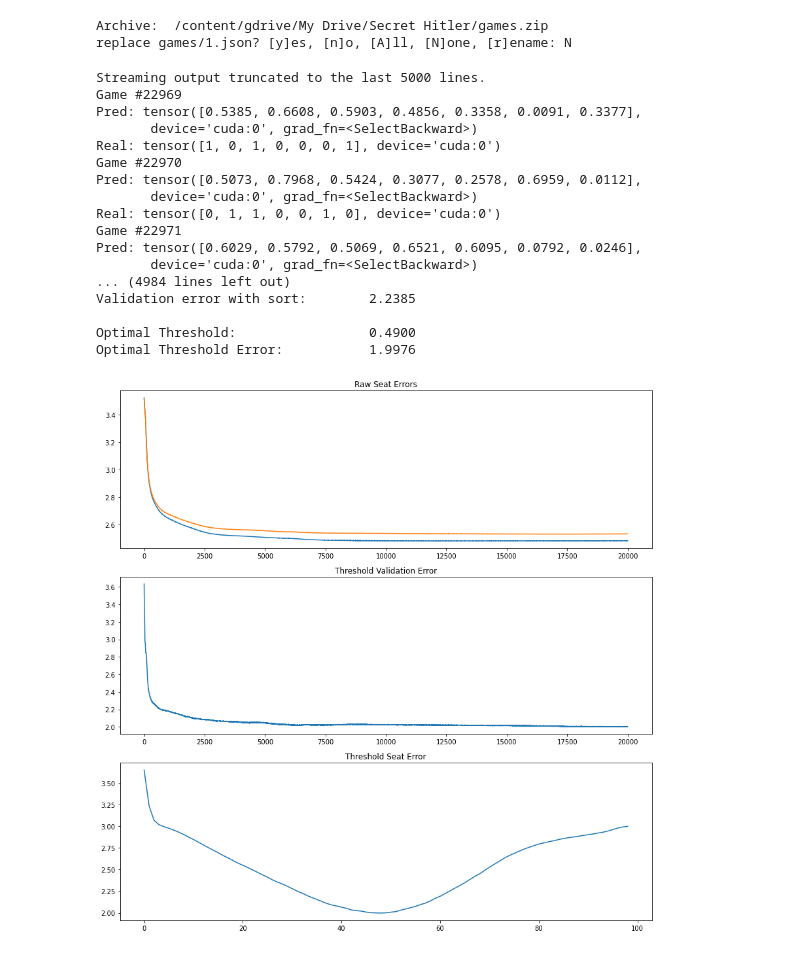
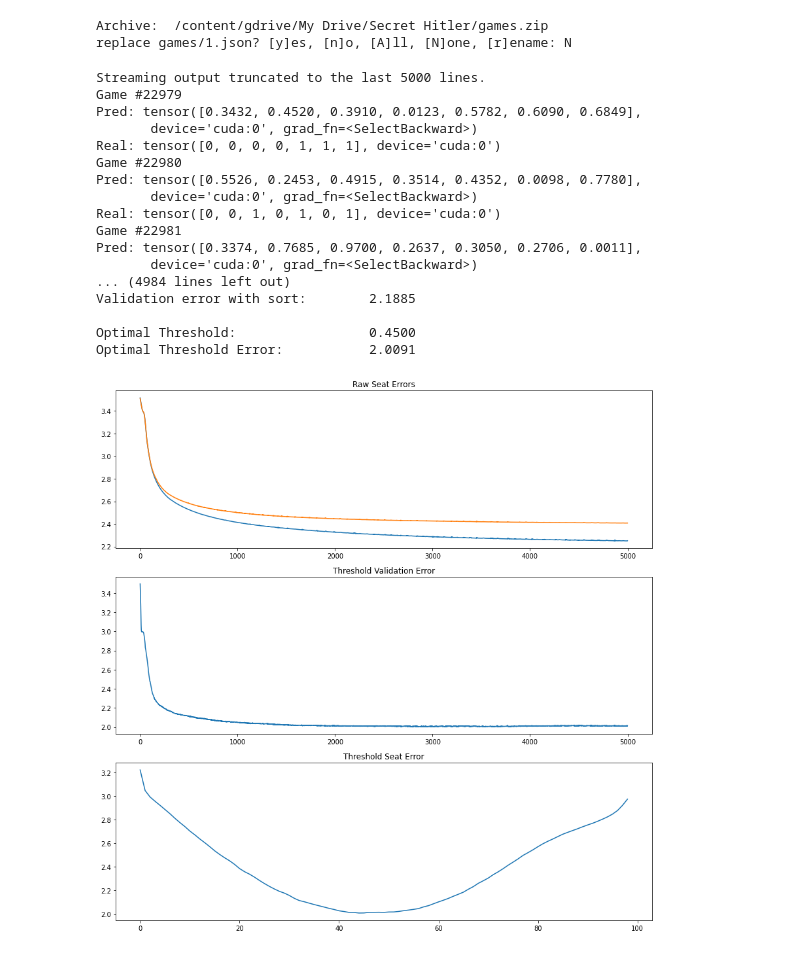
Before and after one commit to aviguptatx/DeepRed, a Jupyter notebook: RNN.ipynb, the cells around one changed output. Saved outputs shown, nothing was run; the diff lists cells and outputs as text; code cells hidden in the pictures.

Commit message:
Feature engineer hitler election game end as fascist. Achieve error of 1.957 after performing mini grid-search.

```diff
--- a/RNN.ipynb
+++ b/RNN.ipynb
@@ -342,16 +361,11 @@ class RNN(nn.Module):
         self.X_packed = torch.nn.utils.rnn.pack_padded_sequence(Variable(self.X), self.seq_lengths, batch_first=True, enforce_sorted=False)
         # Calculate values of hidden states
         _, self.hx = self.rnn(self.X_packed)
-
         # Run the states through the sigmoid function
         sigmoid = nn.Sigmoid()
-        relu = nn.ReLU()
-
-        # intermediate = relu(self.FC(self.hx[0][0])).to(device)
         out = sigmoid(self.FC(self.hx[0][0])).to(device)
 
         return out
-
     def init_hidden(self):
         self.hx = Variable(torch.zeros(1, len(self.X), self.n_neurons).to(device))
 
@@ -362,10 +376,10 @@ N_INPUT = 105
 N_GAMES = 25000
 
 # Training set
-X, Y, train_game_numbers, train_seq_lengths, train_conflicts = populate_inputs(2, int(N_GAMES * 0.8), 1)
+X, Y, train_game_numbers, train_seq_lengths, train_outed = populate_inputs(2, int(N_GAMES * 0.8), 1)
 
 # Validation set
-validation_X, validation_Y, validation_game_numbers, validation_seq_lengths, validation_conflicts = populate_inputs(int(N_GAMES * 0.8), int(N_GAMES * 1), 1)
+validation_X, validation_Y, validation_game_numbers, validation_seq_lengths, validation_outed = populate_inputs(int(N_GAMES * 0.8), int(N_GAMES * 1), 1)
 
 
 # Testing set
@@ -380,19 +394,14 @@ test_X = torch.as_tensor(test_X, dtype=torch.float32).to(device)
 test_Y = torch.as_tensor(test_Y).to(device)
 
 # Hyperparameters
-N_EPOCHS = 20000
+N_EPOCHS = 5000
 # LEARNING_RATE = .01
 # LAMBDA_ = 0.0012
 # N_NEURONS = 40
 
-# lr_array = [0.0003, 0.0005, 0.001, 0.003, 0.005, 0.01]
-# lambda_array = [0, 0.0001, 0.0003, 0.0005, 0.001, 0.003, 0.005]
-# n_neurons_array = [20, 30, 40, 50, 60, 70]
-
 lr_array = [0.0015]
-lambda_array = [0.0004]
-n_neurons_array = [12]
-
+lambda_array = [.0002, .0003, .0004, .0005, .0006]
+n_neurons_array = [22]
 
 # Grid search
 for LEARNING_RATE in lr_array:
@@ -551,9 +560,9 @@ for LEARNING_RATE in lr_array:
             # Print the average conflict confidence on the training set
             sum = 0
             count = 0
-            for game in range(len(train_conflicts)):
+            for game in range(len(train_outed)):
                 for seat_number in range(7):
-                    if (train_conflicts[game][seat_number]):
+                    if (train_outed[game][seat_number]):
                         count += 1
                         sum += last_states[game][seat_number]
             print('\033[21m' + "Training Conflict Confidence:   " + "%.4f" % (sum / count))
@@ -562,9 +571,9 @@ for LEARNING_RATE in lr_array:
             sum = 0
             count = 0
             correct = 0
-            for game in range(len(validation_conflicts)):
+            for game in range(len(validation_outed)):
                 for seat_number in range(7):
-                    if (validation_conflicts[game][seat_number]):
+                    if (validation_outed[game][seat_number]):
                         count += 1
                         correct += prediction[game][seat_number] > .5
                         sum += prediction[game][seat_number]
@@ -589,16 +598,16 @@ for LEARNING_RATE in lr_array:
             print("\nOptimal Threshold: " + "                %.4f" % (min_threshold_val * -.01 + .5))
             print("Optimal Threshold Error: " + "          %.4f" % min_threshold_error)
 
-            # # Write all of the above information for a single hyperparameter setup into a csv file
-            # file_hypers = open("Hyperparameter_Setups.csv", "a+")
+            # Write all of the above information for a single hyperparameter setup into a csv file
+            file_hypers = open("Hyperparameter_Setups.csv", "a+")
 
-            # # Write the current results (for this hyperparameter setup)
-            # file_hypers.write("%.04f" % N_NEURONS + "," + "%.04f" % N_EPOCHS + "," + "%.04f" % LEARNING_RATE + "," + "%.04f" % LAMBDA_ + ",," +
-            #                   "%.04f" % train_seat_errors[int(-N_EPOCHS / 2)] + "," + "%.04f" % validation_seat_errors[int(N_EPOCHS / 2)] + "," +
-            #                     "%.04f" % rounded_validation_seat_errors[int(N_EPOCHS / 2)] + "," + "%.04f" % sorted_validation_seat_errors[-2] + ",," +
-            #                   "%.04f" % train_seat_errors[-1] + "," + "%.04f" % validation_seat_errors[-1] + "," +
-            #                     "%.04f" % rounded_validation_seat_errors[-1] + "," + "%.04f" % sorted_validation_seat_errors[-1] + "\n")
-            # file_hypers.close()
+            # Write the current results (for this hyperparameter setup)
+            file_hypers.write("%.04f" % N_NEURONS + "," + "%.04f" % N_EPOCHS + "," + "%.04f" % LEARNING_RATE + "," + "%.04f" % LAMBDA_ + ",," +
+                              "%.04f" % train_seat_errors[int(-N_EPOCHS / 2)] + "," + "%.04f" % validation_seat_errors[int(N_EPOCHS / 2)] + "," +
+                                "%.04f" % rounded_validation_seat_errors[int(N_EPOCHS / 2)] + "," + "%.04f" % sorted_validation_seat_errors[-2] + ",," +
+                              "%.04f" % train_seat_errors[-1] + "," + "%.04f" % validation_seat_errors[-1] + "," +
+                                "%.04f" % rounded_validation_seat_errors[-1] + "," + "%.04f" % sorted_validation_seat_errors[-1] + "\n")
+            file_hypers.close()
 
             plt.rcParams['figure.figsize'] = [12, 12]
 
@@ -608,44 +617,42 @@ for LEARNING_RATE in lr_array:
             plt.plot(train_seat_errors)
             plt.plot(validation_seat_errors)
 
             # # Graph Validation Error
             # plt.subplot(3, 1, 2)
             # plt.title("Validation Error")
             # plt.plot(validation_seat_errors)
 
             # Graph validation set error
             plt.subplot(3, 1, 2)
             plt.title("Threshold Validation Error")
             plt.plot(rounded_validation_seat_errors)
 
             # Graph Validation Threshold Error
             plt.subplot(3, 1, 3)
             plt.title("Threshold Seat Error")
             plt.plot(threshold_validation_seat_errors)
 
             # Pad graphs so the titles and graphs don't overlap
             plt.tight_layout()
 
             # Show plot
             plt.show()
-
-# files.download("Hyperparameter_Setups.csv")
 # %% [output]
 Streaming output truncated to the last 5000 lines.
-Game #22969
-Pred: tensor([0.5385, 0.6608, 0.5903, 0.4856, 0.3358, 0.0091, 0.3377],
+Game #22979
+Pred: tensor([0.3432, 0.4520, 0.3910, 0.0123, 0.5782, 0.6090, 0.6849],
        device='cuda:0', grad_fn=<SelectBackward>)
-Real: tensor([1, 0, 1, 0, 0, 0, 1], device='cuda:0')
-Game #22970
-Pred: tensor([0.5073, 0.7968, 0.5424, 0.3077, 0.2578, 0.6959, 0.0112],
+Real: tensor([0, 0, 0, 0, 1, 1, 1], device='cuda:0')
+Game #22980
+Pred: tensor([0.5526, 0.2453, 0.4915, 0.3514, 0.4352, 0.0098, 0.7780],
        device='cuda:0', grad_fn=<SelectBackward>)
-Real: tensor([0, 1, 1, 0, 0, 1, 0], device='cuda:0')
-Game #22971
-Pred: tensor([0.6029, 0.5792, 0.5069, 0.6521, 0.6095, 0.0792, 0.0246],
+Real: tensor([0, 0, 1, 0, 1, 0, 1], device='cuda:0')
+Game #22981
+Pred: tensor([0.3374, 0.7685, 0.9700, 0.2637, 0.3050, 0.2706, 0.0011],
        device='cuda:0', grad_fn=<SelectBackward>)
 ... (4984 lines left out)
-Validation error with sort:        2.2385
+Validation error with sort:        2.1885
 
-Optimal Threshold:                 0.4900
-Optimal Threshold Error:           1.9976
+Optimal Threshold:                 0.4500
+Optimal Threshold Error:           2.0091
-[figure, old version]
+[figure, new version]
```
Also changed, not shown: parts of 3 cells of this notebook.
